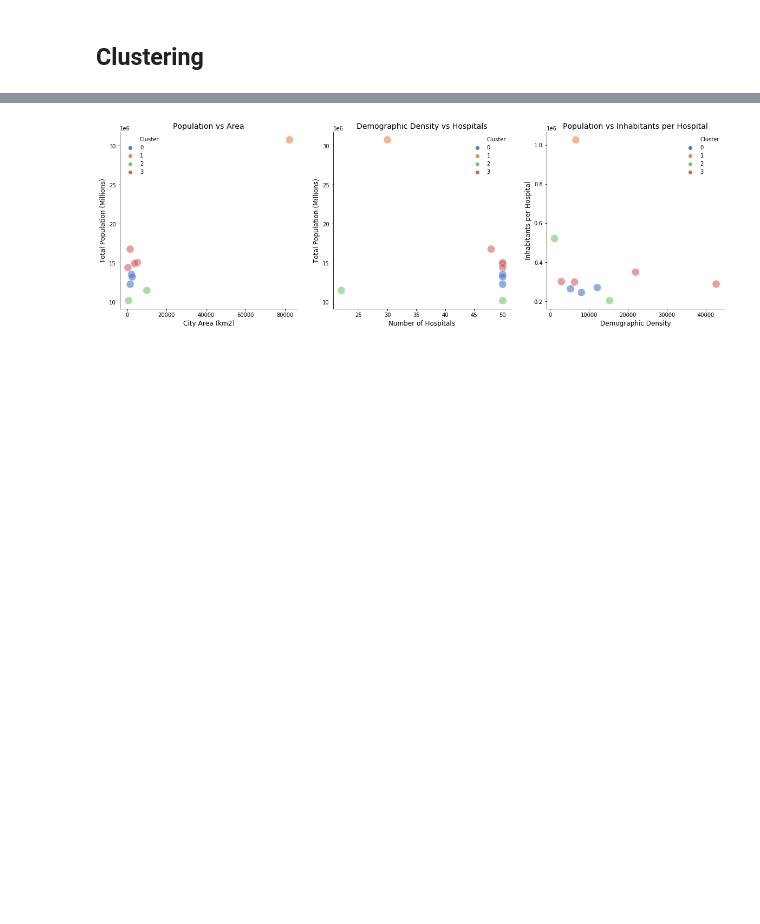
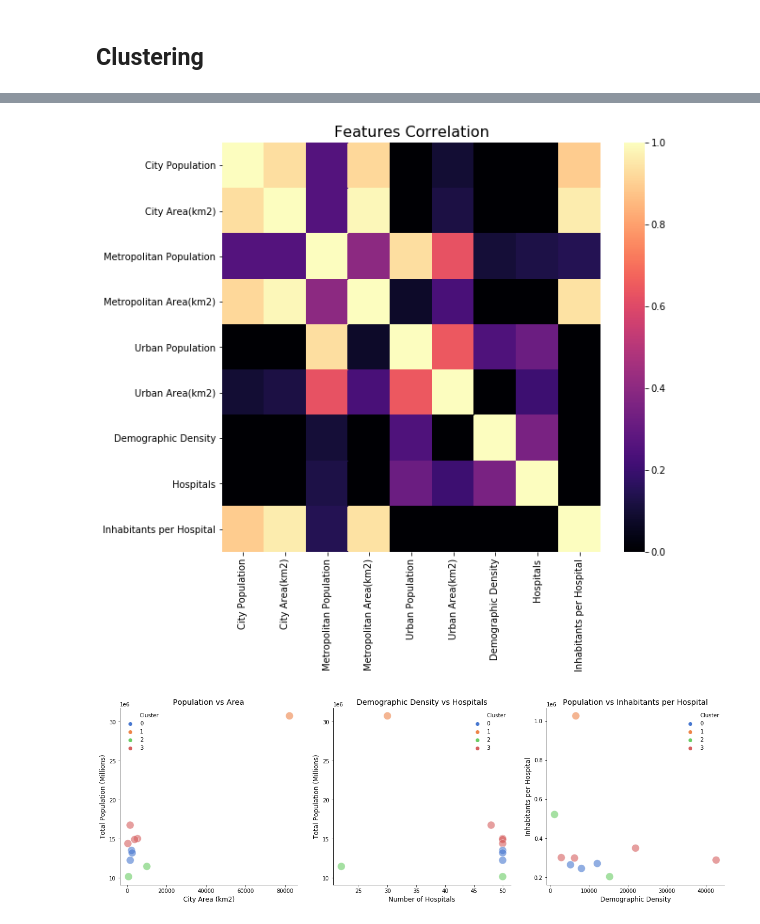
Before and after one commit to thiagobodruk/Coursera_Capstone, a Jupyter notebook: covid-19.ipynb, the cells around one changed output, grey strips where cells are left out. Saved outputs shown, nothing was run; the diff lists cells and outputs as text; code cells hidden in the pictures; blank space fills up the shorter version.

```diff
--- a/covid-19.ipynb
+++ b/covid-19.ipynb
@@ -317,6 +317,13 @@ selected_cities[['Country','City Population', 'City Area(km2)', 'Demographic Den
 | São Paulo | Brazil | 12252023 | 1521 | 8055.241946 | 50.0 | 2.450405e+05 | ... |
 | Kinshasa | DR Congo | 11462000 | 9965 | 1150.225790 | 22.0 | 5.210000e+05 | ... |
 | Surabaya | Indonesia | 10154134 | 664 | 15292.370482 | 50.0 | 2.030827e+05 | ... |
+# %%
+fig, ax = plt.subplots(figsize=(9, 8))
+sns.heatmap(selected_cities.drop(columns=['Latitude','Longitude','Cluster']).corr(), cmap='magma', vmin=0)
+plt.title('Features Correlation', fontsize=16)
+plt.show();
+# %% [output]
+[figure, added]
 # %%
 fig, ax = plt.subplots(figsize=(20, 6))
 
```
